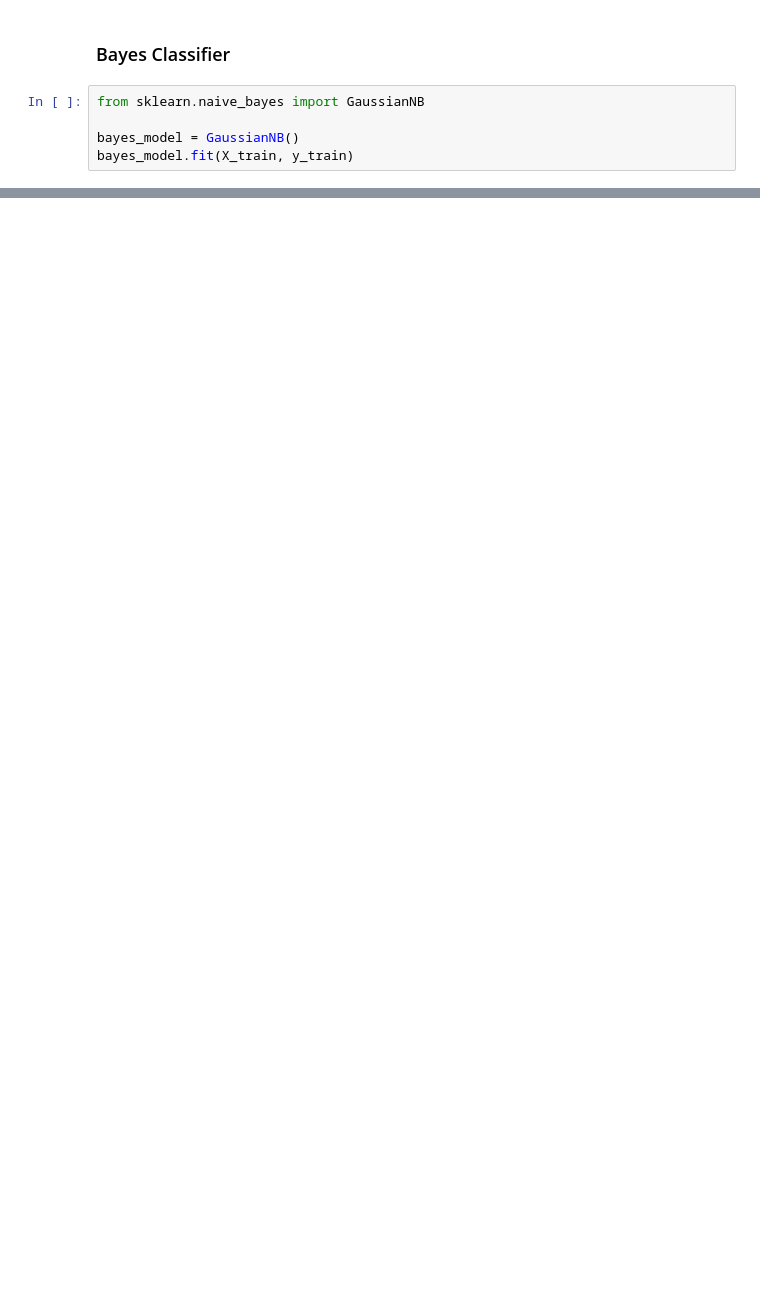
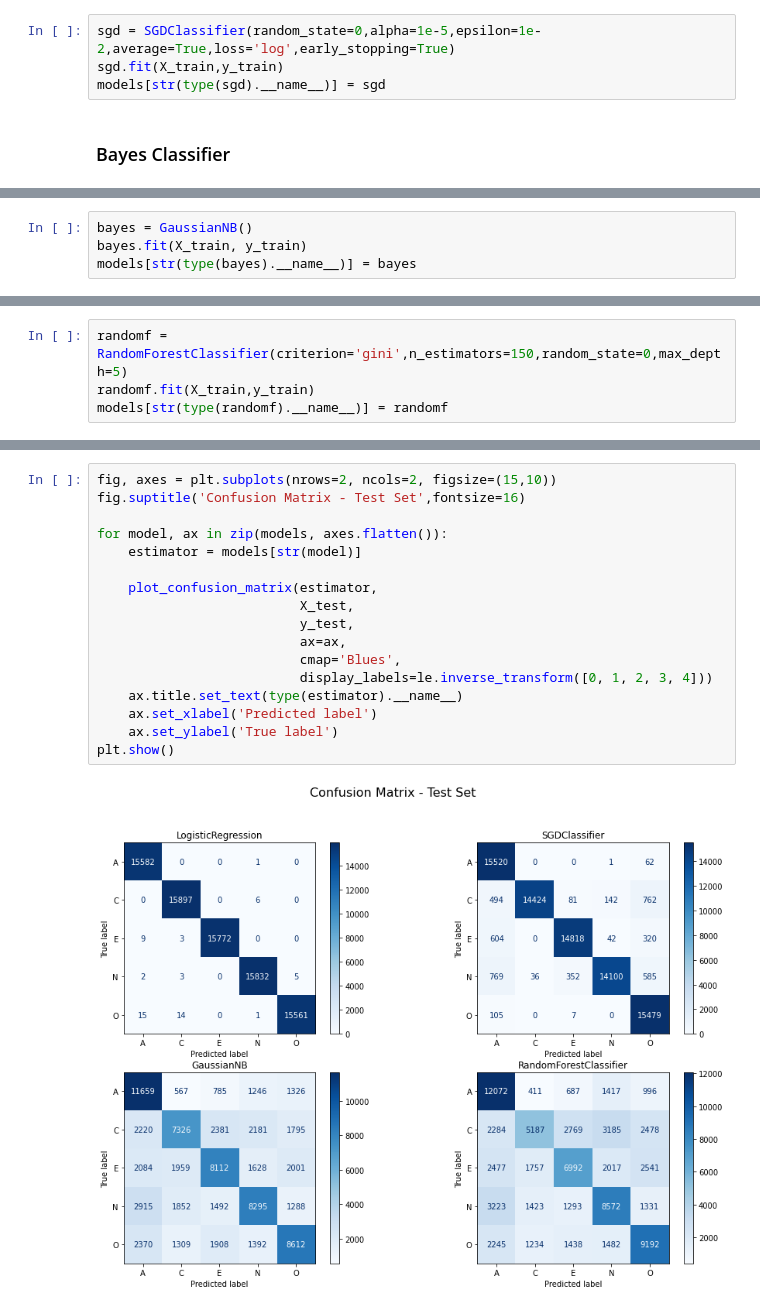
Before and after one commit to UNSpecializationAI/BigFivePersonality, a Jupyter notebook: Big-Five Factor Markers.ipynb, the cells around one changed output, grey strips where cells are left out. Drawn from its saved outputs; the diff is of its cells as text; blank space fills up the shorter version.

```diff
--- a/Big-Five Factor Markers.ipynb
+++ b/Big-Five Factor Markers.ipynb
@@ -347,7 +315,6 @@ Accuracy for training set: 99.85%
+# %%
+sgd = SGDClassifier(random_state=0,alpha=1e-5,epsilon=1e-2,average=True,loss='log',early_stopping=True)
+sgd.fit(X_train,y_train)
+models[str(type(sgd).__name__)] = sgd
 # %% [markdown]
 ### Bayes Classifier
-# %%
-from sklearn.naive_bayes import GaussianNB
-
-bayes_model = GaussianNB()
-bayes_model.fit(X_train, y_train)
@@ -365,0 +321,4 @@ Accuracy for training set: 56.05%
+# %%
+bayes = GaussianNB()
+bayes.fit(X_train, y_train)
+models[str(type(bayes).__name__)] = bayes
@@ -365,0 +327,4 @@ Accuracy for training set: 56.05%
+# %%
+randomf = RandomForestClassifier(criterion='gini',n_estimators=150,random_state=0,max_depth=5)
+randomf.fit(X_train,y_train)
+models[str(type(randomf).__name__)] = randomf
@@ -365,0 +335,19 @@ Accuracy for training set: 56.05%
+# %%
+fig, axes = plt.subplots(nrows=2, ncols=2, figsize=(15,10))
+fig.suptitle('Confusion Matrix - Test Set',fontsize=16)
+
+for model, ax in zip(models, axes.flatten()):
+    estimator = models[str(model)]
+
+    plot_confusion_matrix(estimator,
+                          X_test,
+                          y_test,
+                          ax=ax,
+                          cmap='Blues',
+                          display_labels=le.inverse_transform([0, 1, 2, 3, 4]))
+    ax.title.set_text(type(estimator).__name__)
+    ax.set_xlabel('Predicted label')
+    ax.set_ylabel('True label')
+plt.show()
+# %% [output]
+[figure, added]
```
Also changed, not shown: parts of 45 cells of this notebook.
